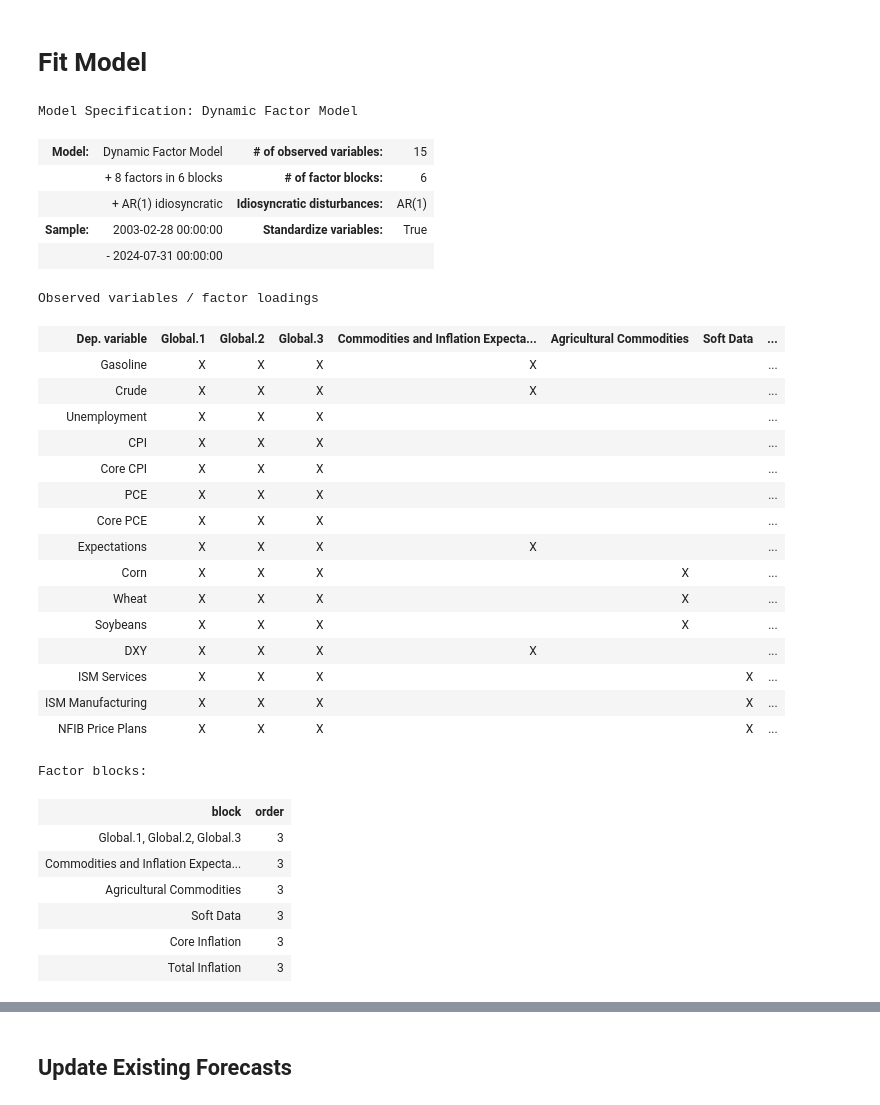
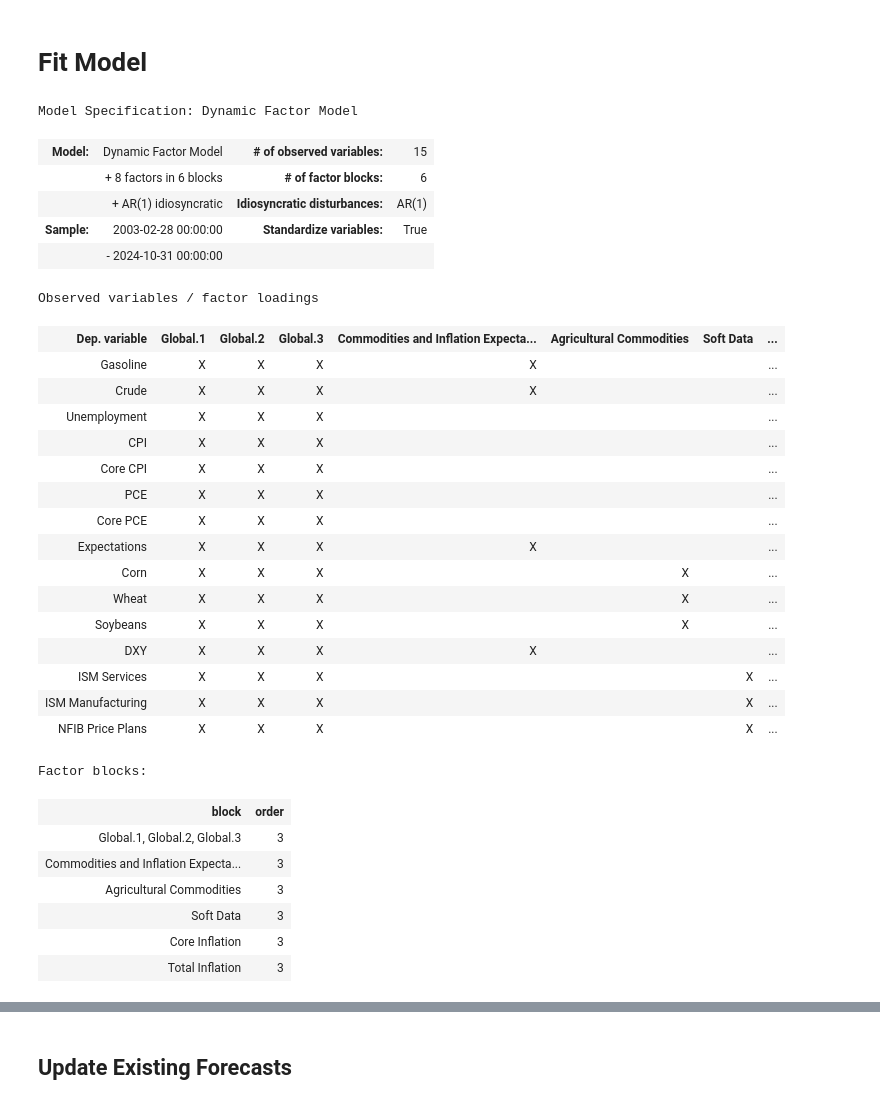
Before and after one commit to arzhangcx26/inflation_nowcast, a Jupyter notebook: Inflation Nowcast (Final Model).ipynb, the cells around one changed output, grey strips where cells are left out. Saved outputs shown, nothing was run; the diff lists cells and outputs as text; code cells hidden in the pictures.

```diff
--- a/Inflation Nowcast (Final Model).ipynb
+++ b/Inflation Nowcast (Final Model).ipynb
@@ -228,18 +228,18 @@ factors = {'Gasoline': ['Global', 'Commodities and Inflation Expectations'],
 factor_orders = {'Global': 3}
 factor_multiplicities = {'Global': 3}
 # %%
-cutoff = 1
+cutoff = 2
 #const_pre = np.ones(len(data)-cutoff)
 model = sm.tsa.DynamicFactorMQ(data[:-cutoff], factors=factors, factor_orders=3, factor_multiplicities=factor_multiplicities, freq = 'M')#, enforce_stationarity=False)
 
 model.summary()
 # %% [output]
 Model Specification: Dynamic Factor Model
 | Model: | Dynamic Factor Model | # of observed variables: | 15 |
 |  | + 8 factors in 6 blocks | # of factor blocks: | 6 |
 |  | + AR(1) idiosyncratic | Idiosyncratic disturbances: | AR(1) |
 | Sample: | 2003-02-28 00:00:00 | Standardize variables: | True |
-|  | - 2024-07-31 00:00:00 |  |  |
+|  | - 2024-10-31 00:00:00 |  |  |
 Observed variables / factor loadings
 | Dep. variable | Global.1 | Global.2 | Global.3 | Commodities and Inflation Expecta... | Agricultural Commodities | Soft Data | ... |
 | Gasoline | X | X | X | X |  |  | ... |
```
Also changed, not shown: parts of 15 cells of this notebook, 5 other files.
